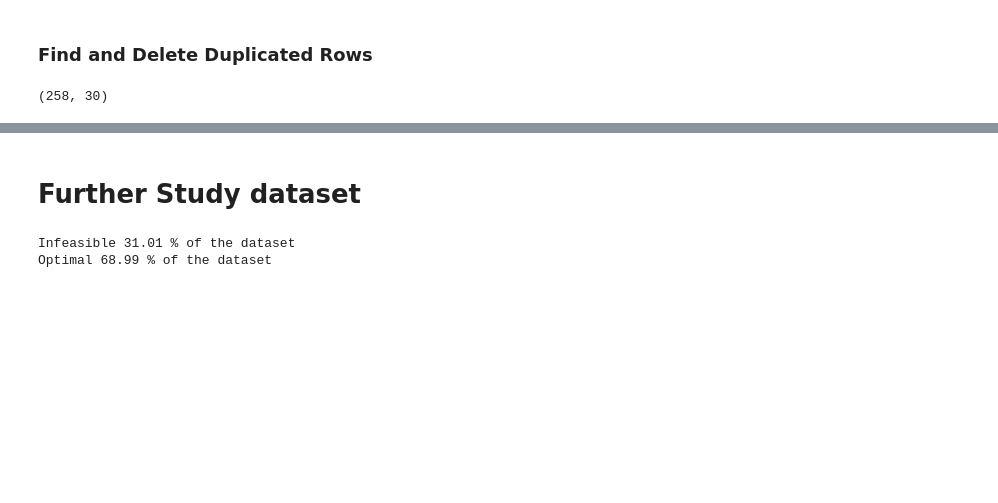
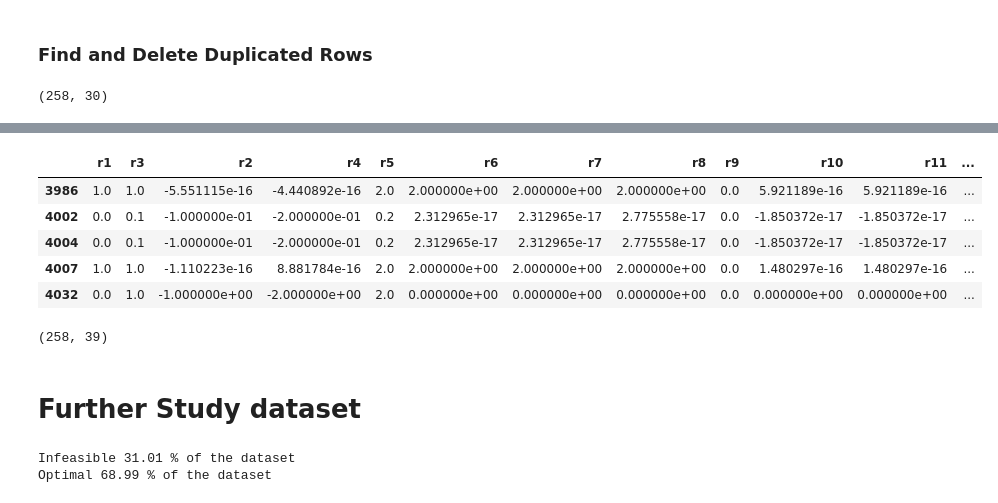
Before and after one commit to costasmexis/phd, a Jupyter notebook: gem_reduction/study_dataset.ipynb, the cells around one changed output, grey strips where cells are left out. Cells and saved outputs as stored; diff of their text form; code cells hidden in the pictures; blank space fills up the shorter version.

```diff
--- a/gem_reduction/study_dataset.ipynb
+++ b/gem_reduction/study_dataset.ipynb
@@ -97,3 +150,17 @@ df.shape
+# %%
+pd.set_option('display.max_columns', None)
+df.tail()
+# %% [output]
+|  | r1 | r3 | r2 | r4 | r5 | r6 | r7 | r8 | r9 | r10 | r11 | ... |
+| 3986 | 1.0 | 1.0 | -5.551115e-16 | -4.440892e-16 | 2.0 | 2.000000e+00 | 2.000000e+00 | 2.000000e+00 | 0.0 | 5.921189e-16 | 5.921189e-16 | ... |
+| 4002 | 0.0 | 0.1 | -1.000000e-01 | -2.000000e-01 | 0.2 | 2.312965e-17 | 2.312965e-17 | 2.775558e-17 | 0.0 | -1.850372e-17 | -1.850372e-17 | ... |
+| 4004 | 0.0 | 0.1 | -1.000000e-01 | -2.000000e-01 | 0.2 | 2.312965e-17 | 2.312965e-17 | 2.775558e-17 | 0.0 | -1.850372e-17 | -1.850372e-17 | ... |
+| 4007 | 1.0 | 1.0 | -1.110223e-16 | 8.881784e-16 | 2.0 | 2.000000e+00 | 2.000000e+00 | 2.000000e+00 | 0.0 | 1.480297e-16 | 1.480297e-16 | ... |
+| 4032 | 0.0 | 1.0 | -1.000000e+00 | -2.000000e+00 | 2.0 | 0.000000e+00 | 0.000000e+00 | 0.000000e+00 | 0.0 | 0.000000e+00 | 0.000000e+00 | ... |
+# %%
+df.shape
+# %% [output]
+(258, 39)
 # %% [markdown]
 # Further Study dataset
 # %%
```
Also changed, not shown: parts of 38 cells of this notebook.
